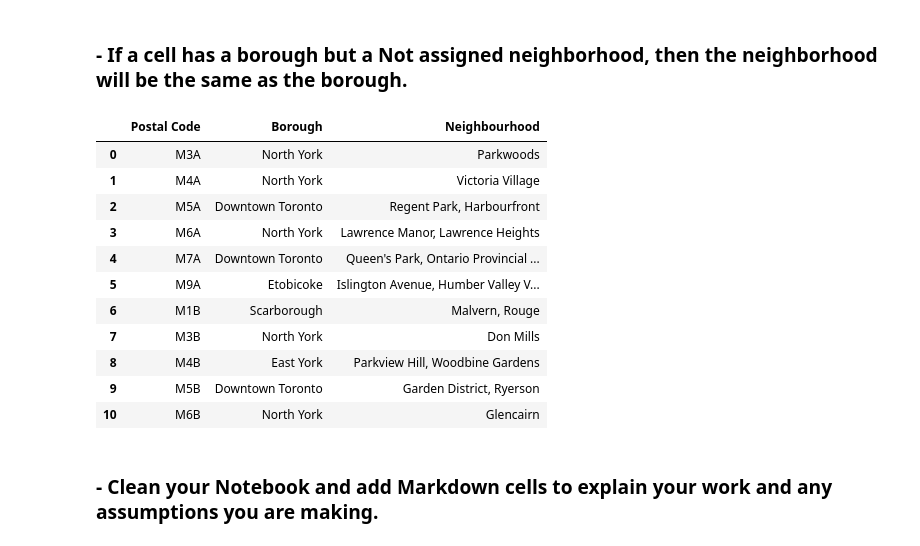
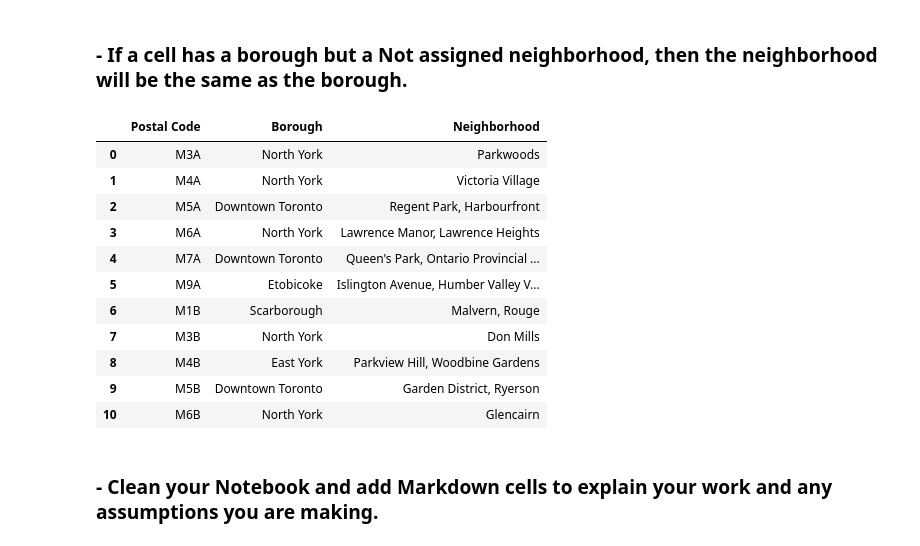
Before and after one commit to haithamm/Coursera_Capstone, a Jupyter notebook: Segmenting and Clustering Neighborhoods in Toronto.ipynb, the cells around one changed output. Drawn from its saved outputs; the diff is of its cells as text; code cells hidden in the pictures.

```diff
--- a/Segmenting and Clustering Neighborhoods in Toronto.ipynb
+++ b/Segmenting and Clustering Neighborhoods in Toronto.ipynb
@@ -51,5 +51,7 @@ df_codes=pd.read_html(str(codestable))
 
 df_codes=pd.DataFrame(df_codes[0])
 
+df_codes.rename(columns={'Neighbourhood':'Neighborhood'}, inplace=True)
+
 print(df_codes.head(10))
 # %% [output]
@@ -90,16 +92,16 @@ df_codes = df_codes[df_codes["Borough"] != 'Not assigned']
 ### - If a cell has a borough but a Not assigned neighborhood, then the neighborhood will be the same as the borough.
 # %%
 for index, row in df_codes.iterrows():
-    neighbourhood = row['Neighbourhood']
+    neighborhood = row['Neighborhood']
     borough = row['Borough']
-    # print(str(index) + "|" + neighbourhood + "|" + borough)
-    if (str(neighbourhood).find('Not assigned') != -1 ):
-        df_codes['Neighbourhood'][index] = df_codes[index]['Borough']
+    # print(str(index) + "|" + neighborhood + "|" + borough)
+    if (str(neighborhood).find('Not assigned') != -1 ):
+        df_codes['Neighborhood'][index] = df_codes[index]['Borough']
 
 df_codes = df_codes.reset_index(drop=True)
 df_codes.head(11)
 # %% [output]
-|  | Postal Code | Borough | Neighbourhood |
+|  | Postal Code | Borough | Neighborhood |
 | 0 | M3A | North York | Parkwoods |
 | 1 | M4A | North York | Victoria Village |
 | 2 | M5A | Downtown Toronto | Regent Park, Harbourfront |
```
Also changed, not shown: parts of 83 cells of this notebook.
